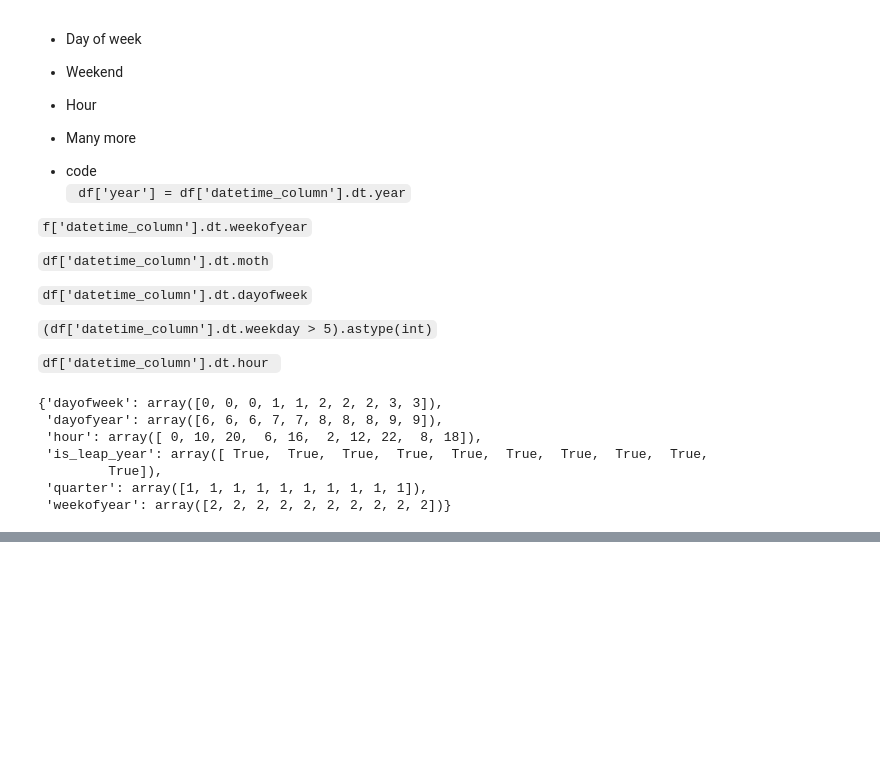
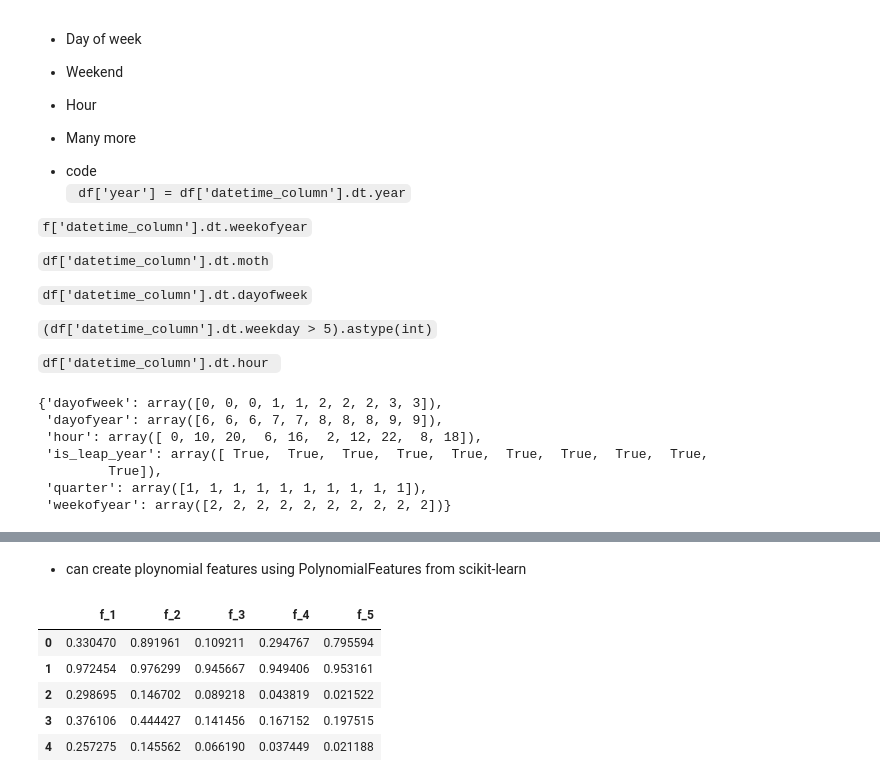
Before and after one commit to aneeshcheriank/approaching-any-machine-learning-problem, a Jupyter notebook: Feature_engineering_ipny.ipynb, the cells around one changed output, grey strips where cells are left out. Drawn from its saved outputs; the diff is of its cells as text; code cells hidden in the pictures; blank space fills up the shorter version.

```diff
--- a/Feature_engineering_ipny.ipynb
+++ b/Feature_engineering_ipny.ipynb
@@ -67,0 +175,11 @@ features
+# %%
+import numpy as np
+import pandas as pd
+
+# generate a random dataframe with 2 columns and 100 rows
+df = pd.DataFrame(
+    np.random.rand(100, 2),
+    columns=[f'f_{i}' for i in range(1, 3)]
+)
+
+df.head()
@@ -67,0 +193,34 @@ features
+# %% [markdown]
+- can create ploynomial features using PolynomialFeatures from scikit-learn
+# %%
+from sklearn import preprocessing
+
+# initialize polynomial features class object
+# for two-degree polynomial features
+pf = preprocessing.PolynomialFeatures(
+    degree=2,
+    interaction_only=False,
+    include_bias=False
+)
+
+# fit to the features
+pf.fit(df)
+
+# create polynomial features
+poly_feats = pf.transform(df)
+
+# create a dataframe with all the features
+num_feats = poly_feats.shape[1]
+df_trasformed = pd.DataFrame(
+    poly_feats,
+    columns=[f'f_{i}' for i in range(1, num_feats + 1)]
+)
+
+df_trasformed.head()
+# %% [output]
+|  | f_1 | f_2 | f_3 | f_4 | f_5 |
+| 0 | 0.330470 | 0.891961 | 0.109211 | 0.294767 | 0.795594 |
+| 1 | 0.972454 | 0.976299 | 0.945667 | 0.949406 | 0.953161 |
+| 2 | 0.298695 | 0.146702 | 0.089218 | 0.043819 | 0.021522 |
+| 3 | 0.376106 | 0.444427 | 0.141456 | 0.167152 | 0.197515 |
+| 4 | 0.257275 | 0.145562 | 0.066190 | 0.037449 | 0.021188 |
```
Also changed, not shown: parts of 14 cells of this notebook.
